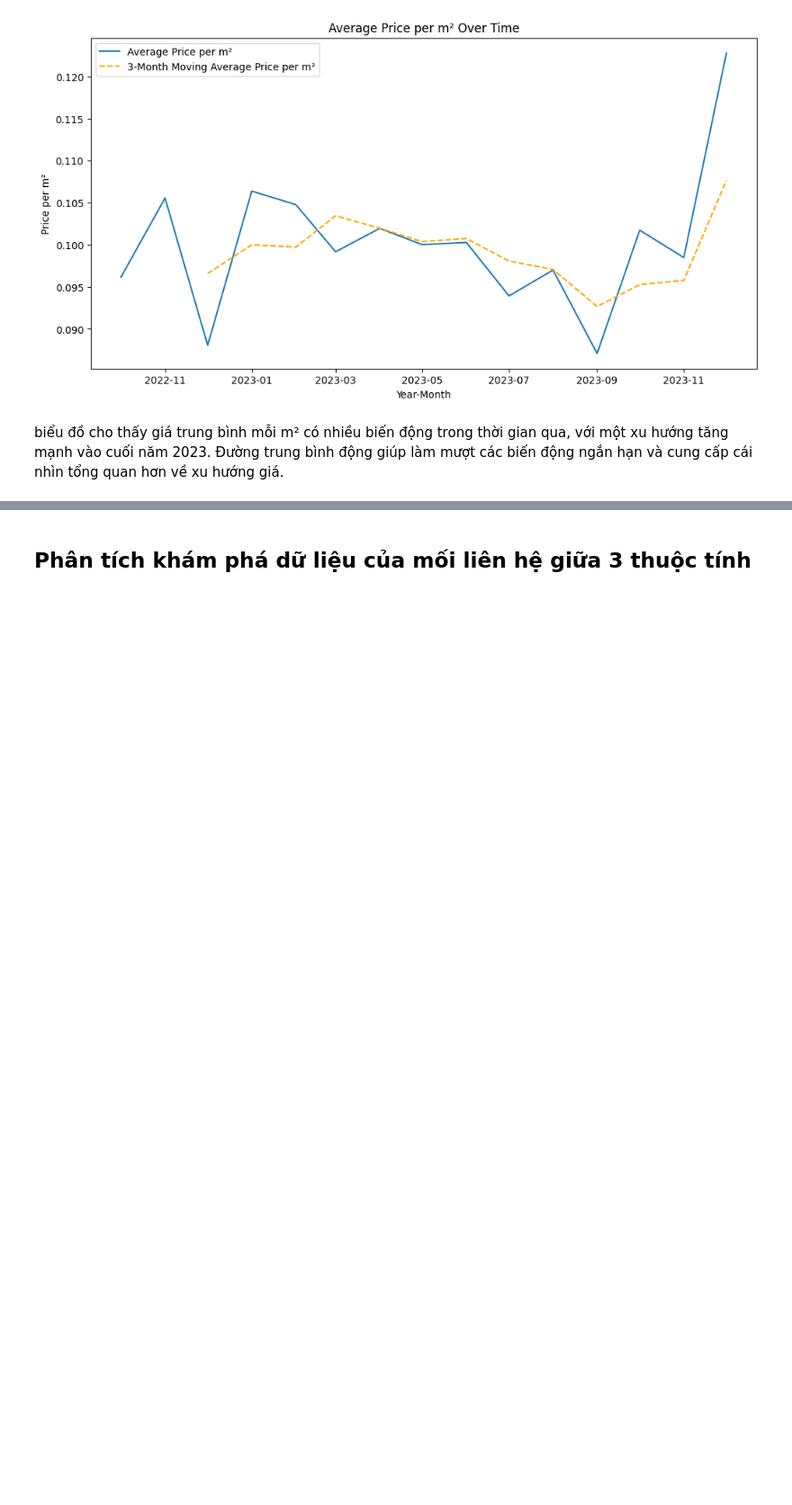
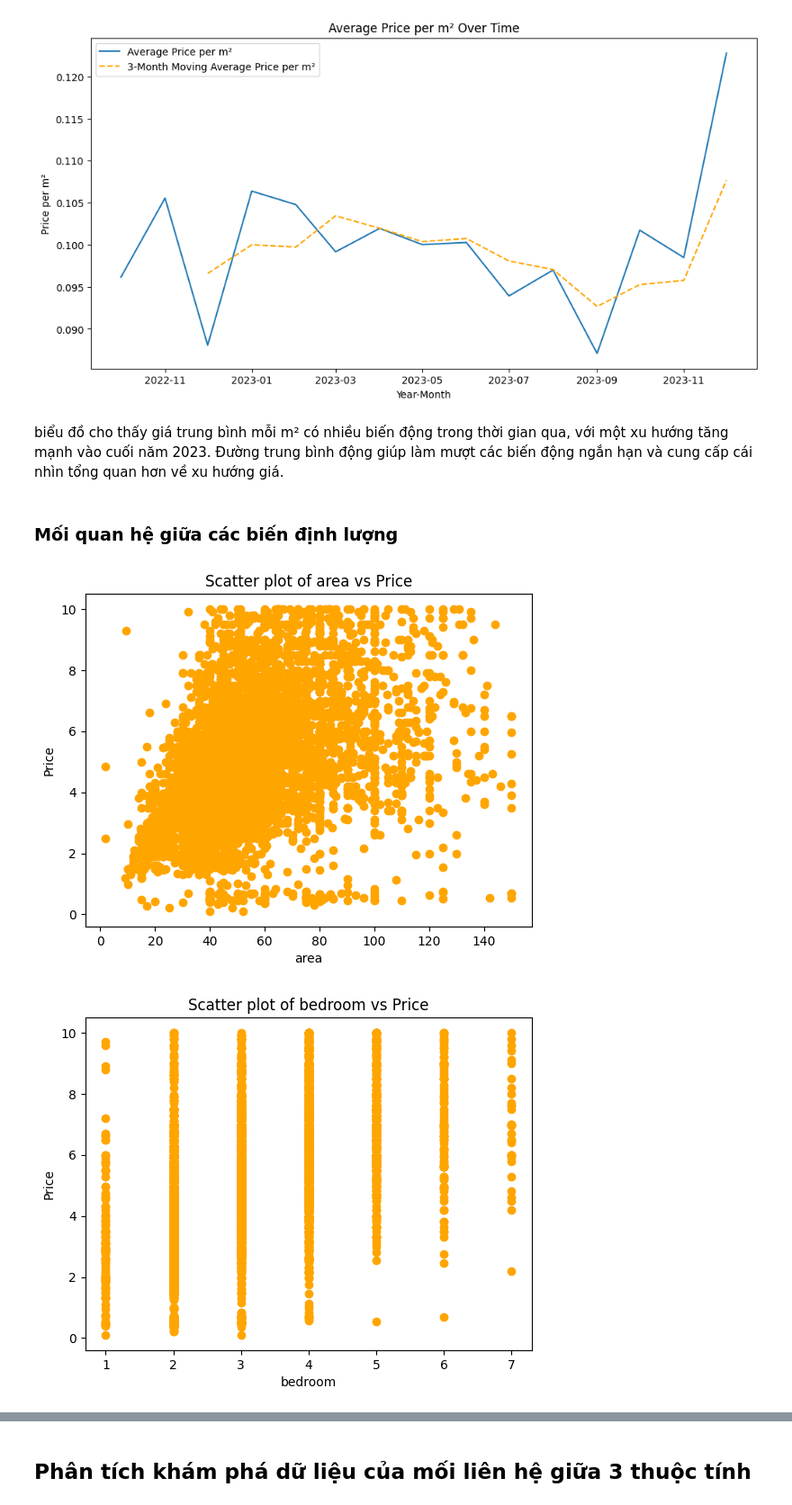
Before and after one commit to KhiemDangLe/Final-Project, a Jupyter notebook: 4_report_data_preprocessing_and_EDA.ipynb, the cells around one changed output, grey strips where cells are left out. Shown at 90% size. Cells and saved outputs as stored; diff of their text form; code cells hidden in the pictures; blank space fills up the shorter version.

```diff
--- a/4_report_data_preprocessing_and_EDA.ipynb
+++ b/4_report_data_preprocessing_and_EDA.ipynb
@@ -1083,3 +1084,29 @@ plt.show()
 [figure]
 # %% [markdown]
 biểu đồ cho thấy giá trung bình mỗi m² có nhiều biến động trong thời gian qua, với một xu hướng tăng mạnh vào cuối năm 2023. Đường trung bình động giúp làm mượt các biến động ngắn hạn và cung cấp cái nhìn tổng quan hơn về xu hướng giá.
+# %% [markdown]
+### **Mối quan hệ giữa các biến định lượng**
+# %%
+import matplotlib.pyplot as plt
+import seaborn as sns
+
+# Lấy dữ liệu
+
+# Check if the 'area' column exists in merged_data
+if 'area' in merged_data.columns:
+    # Vẽ đồ thị scatter cho từng biến định lượng với price
+    quantitative_columns = ['area', 'bedroom', 'wc', 'total_room_LLm', 'count_conveniences', 'numbers_of_floors']
+    for col in quantitative_columns:
+        if col in merged_data.columns:
+            plt.scatter(merged_data[col], merged_data['price'], color='orange')
+            plt.title(f'Scatter plot of {col} vs Price')
+            plt.xlabel(col)
+            plt.ylabel('Price')
+            plt.show()
+        else:
+            print(f"Column '{col}' not found in DataFrame.")
+else:
+    print("Column 'area' not found in DataFrame.")
+# %% [output]
+[figure, added]
+[figure, added]
```
Also changed, not shown: parts of 2 cells of this notebook.
